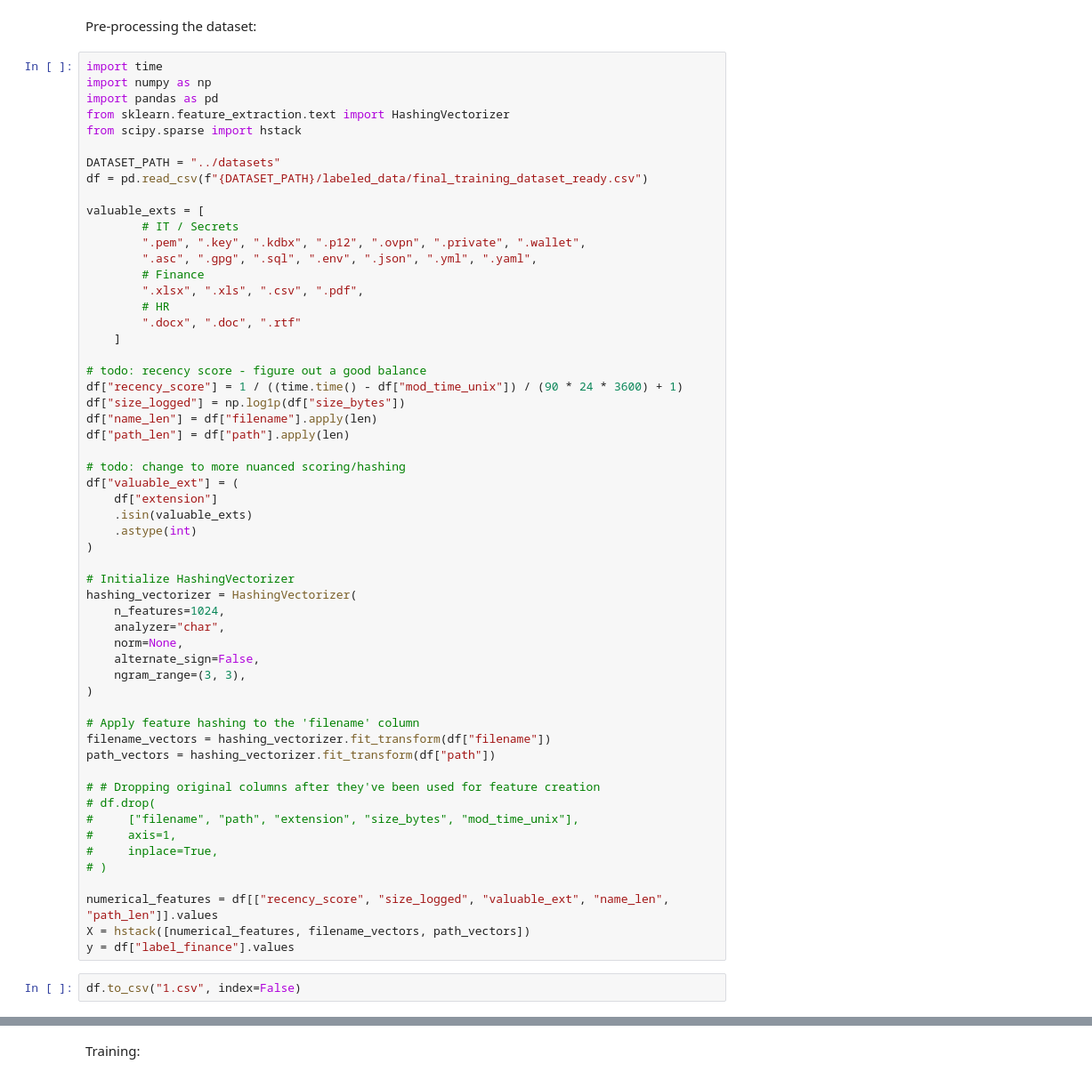
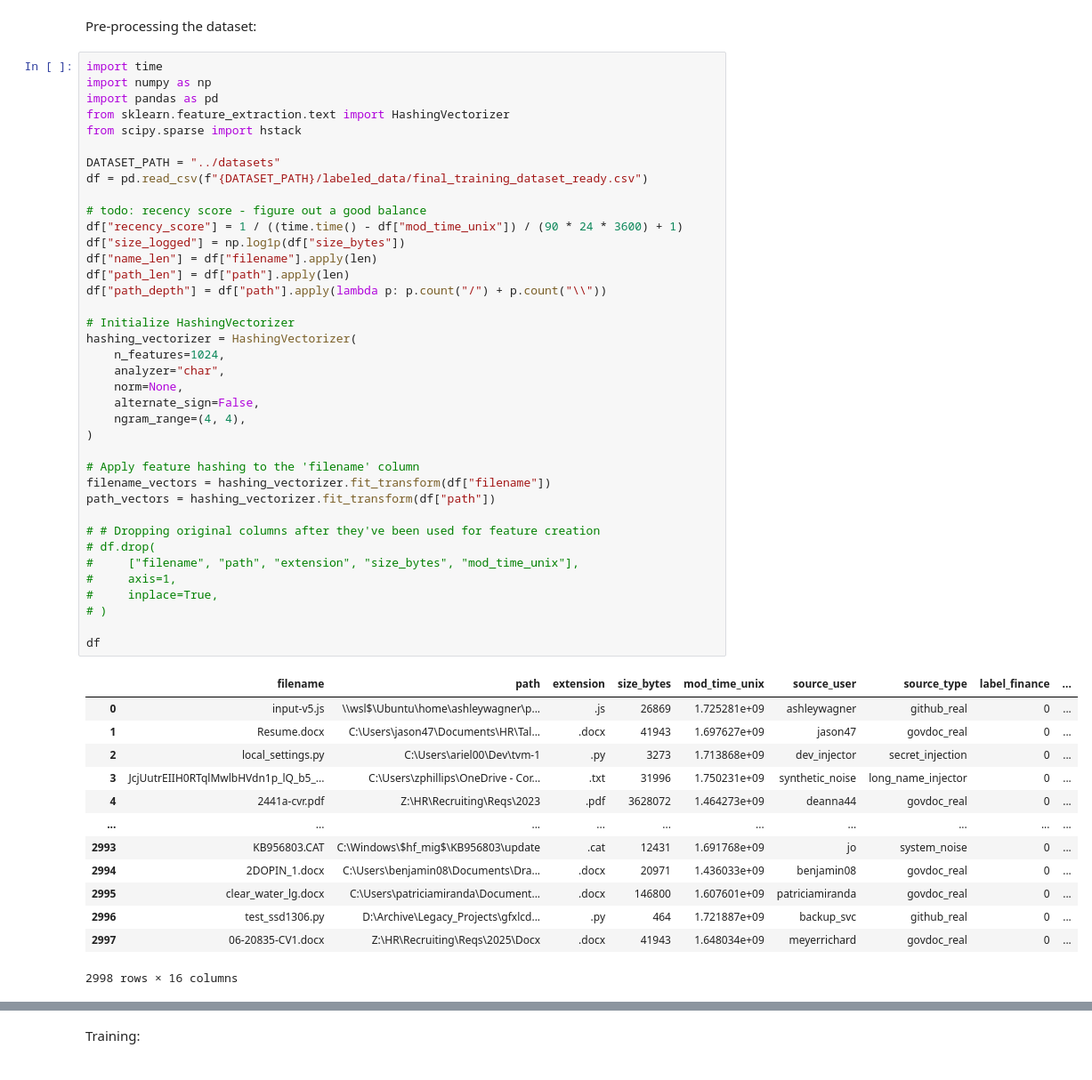
Before and after one commit to Crashededed/ML-Powered_File_Prioritization_Engine, a Jupyter notebook: src/ModelTraining.ipynb, the cells around one changed output, grey strips where cells are left out. Shown at 89% size. Saved outputs shown, nothing was run; the diff lists cells and outputs as text.

```diff
--- a/src/ModelTraining.ipynb
+++ b/src/ModelTraining.ipynb
@@ -8,53 +8,47 @@ from sklearn.feature_extraction.text import HashingVectorizer
 from scipy.sparse import hstack
 
 DATASET_PATH = "../datasets"
 df = pd.read_csv(f"{DATASET_PATH}/labeled_data/final_training_dataset_ready.csv")
 
-valuable_exts = [
-        # IT / Secrets
-        ".pem", ".key", ".kdbx", ".p12", ".ovpn", ".private", ".wallet",
-        ".asc", ".gpg", ".sql", ".env", ".json", ".yml", ".yaml",
-        # Finance
-        ".xlsx", ".xls", ".csv", ".pdf",
-        # HR
-        ".docx", ".doc", ".rtf"
-    ]
-
 # todo: recency score - figure out a good balance
 df["recency_score"] = 1 / ((time.time() - df["mod_time_unix"]) / (90 * 24 * 3600) + 1)
 df["size_logged"] = np.log1p(df["size_bytes"])
 df["name_len"] = df["filename"].apply(len)
 df["path_len"] = df["path"].apply(len)
-
-# todo: change to more nuanced scoring/hashing
-df["valuable_ext"] = (
-    df["extension"]
-    .isin(valuable_exts)
-    .astype(int)
-)
+df["path_depth"] = df["path"].apply(lambda p: p.count("/") + p.count("\\"))
 
 # Initialize HashingVectorizer
 hashing_vectorizer = HashingVectorizer(
     n_features=1024,
     analyzer="char",
     norm=None,
     alternate_sign=False,
-    ngram_range=(3, 3),
+    ngram_range=(4, 4),
 )
 
 # Apply feature hashing to the 'filename' column
 filename_vectors = hashing_vectorizer.fit_transform(df["filename"])
 path_vectors = hashing_vectorizer.fit_transform(df["path"])
 
 # # Dropping original columns after they've been used for feature creation
 # df.drop(
 #     ["filename", "path", "extension", "size_bytes", "mod_time_unix"],
 #     axis=1,
 #     inplace=True,
 # )
 
-numerical_features = df[["recency_score", "size_logged", "valuable_ext", "name_len", "path_len"]].values
-X = hstack([numerical_features, filename_vectors, path_vectors])
-y = df["label_finance"].values
+df
+# %% [output]
+|  | filename | path | extension | size_bytes | mod_time_unix | source_user | source_type | label_finance | ... |
+| 0 | input-v5.js | \\wsl$\Ubuntu\home\ashleywagner\p... | .js | 26869 | 1.725281e+09 | ashleywagner | github_real | 0 | ... |
+| 1 | Resume.docx | C:\Users\jason47\Documents\HR\Tal... | .docx | 41943 | 1.697627e+09 | jason47 | govdoc_real | 0 | ... |
+| 2 | local_settings.py | C:\Users\ariel00\Dev\tvm-1 | .py | 3273 | 1.713868e+09 | dev_injector | secret_injection | 0 | ... |
+| 3 | JcjUutrEIIH0RTqlMwlbHVdn1p_lQ_b5_... | C:\Users\zphillips\OneDrive - Cor... | .txt | 31996 | 1.750231e+09 | synthetic_noise | long_name_injector | 0 | ... |
+| 4 | 2441a-cvr.pdf | Z:\HR\Recruiting\Reqs\2023 | .pdf | 3628072 | 1.464273e+09 | deanna44 | govdoc_real | 0 | ... |
+| ... | ... | ... | ... | ... | ... | ... | ... | ... | ... |
+| 2993 | KB956803.CAT | C:\Windows\$hf_mig$\KB956803\update | .cat | 12431 | 1.691768e+09 | jo | system_noise | 0 | ... |
+| 2994 | 2DOPIN_1.docx | C:\Users\benjamin08\Documents\Dra... | .docx | 20971 | 1.436033e+09 | benjamin08 | govdoc_real | 0 | ... |
+| 2995 | clear_water_lg.docx | C:\Users\patriciamiranda\Document... | .docx | 146800 | 1.607601e+09 | patriciamiranda | govdoc_real | 0 | ... |
+| 2996 | test_ssd1306.py | D:\Archive\Legacy_Projects\gfxlcd... | .py | 464 | 1.721887e+09 | backup_svc | github_real | 0 | ... |
+| 2997 | 06-20835-CV1.docx | Z:\HR\Recruiting\Reqs\2025\Docx | .docx | 41943 | 1.648034e+09 | meyerrichard | govdoc_real | 0 | ... |
+2998 rows × 16 columns
-# %%
-df.to_csv("1.csv", index=False)
```
Also changed, not shown: parts of 7 cells of this notebook, 15 other files.
